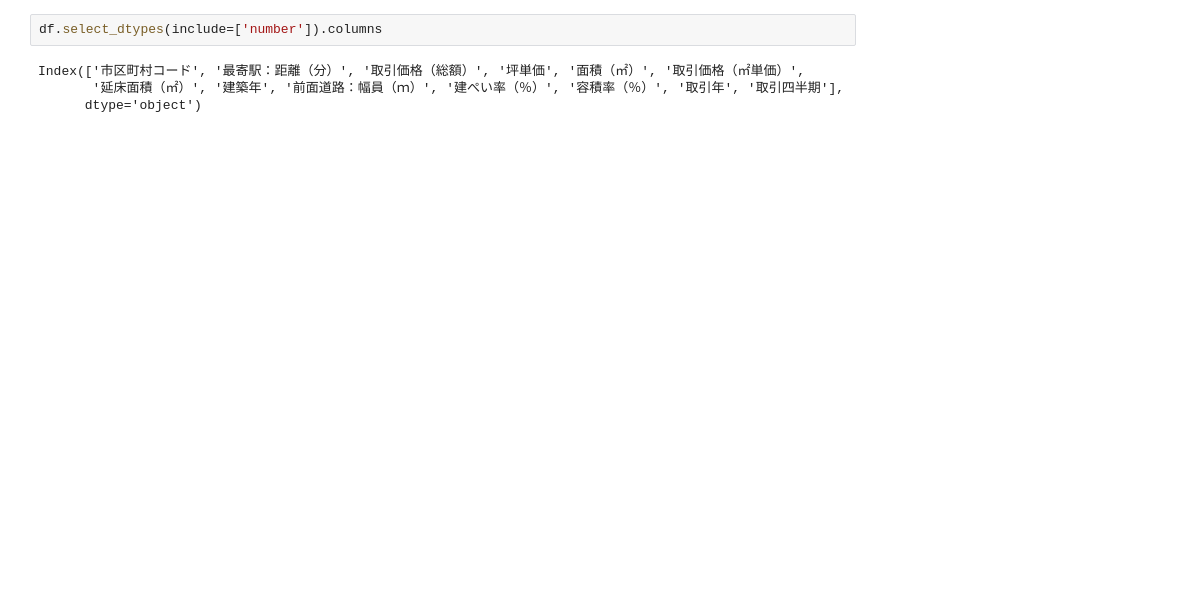
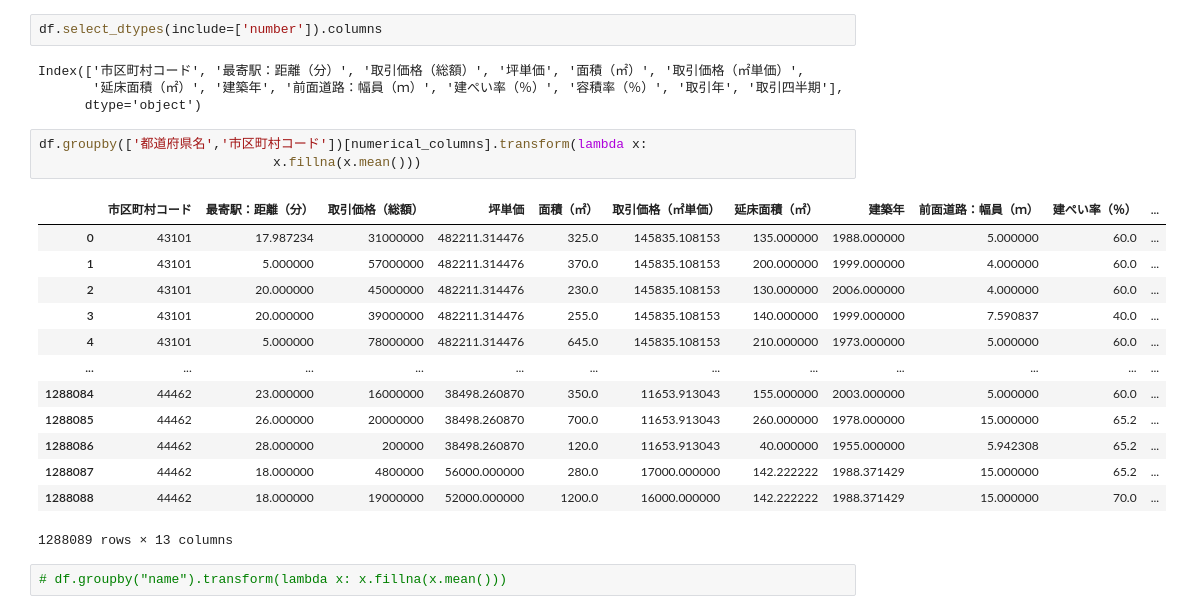
Before and after one commit to shun0109/colab, a Jupyter notebook: processing.ipynb, the cells around one changed output. Cells and saved outputs as stored; diff of their text form; blank space fills up the shorter version.

```diff
--- a/processing.ipynb
+++ b/processing.ipynb
@@ -299,3 +329,22 @@ df.select_dtypes(include=['number']).columns
 Index(['市区町村コード', '最寄駅：距離（分）', '取引価格（総額）', '坪単価', '面積（㎡）', '取引価格（㎡単価）',
        '延床面積（㎡）', '建築年', '前面道路：幅員（ｍ）', '建ぺい率（％）', '容積率（％）', '取引年', '取引四半期'],
       dtype='object')
+# %%
+df.groupby(['都道府県名','市区町村コード'])[numerical_columns].transform(lambda x:
+                              x.fillna(x.mean()))
+# %% [output]
+|  | 市区町村コード | 最寄駅：距離（分） | 取引価格（総額） | 坪単価 | 面積（㎡） | 取引価格（㎡単価） | 延床面積（㎡） | 建築年 | 前面道路：幅員（ｍ） | 建ぺい率（％） | ... |
+| 0 | 43101 | 17.987234 | 31000000 | 482211.314476 | 325.0 | 145835.108153 | 135.000000 | 1988.000000 | 5.000000 | 60.0 | ... |
+| 1 | 43101 | 5.000000 | 57000000 | 482211.314476 | 370.0 | 145835.108153 | 200.000000 | 1999.000000 | 4.000000 | 60.0 | ... |
+| 2 | 43101 | 20.000000 | 45000000 | 482211.314476 | 230.0 | 145835.108153 | 130.000000 | 2006.000000 | 4.000000 | 60.0 | ... |
+| 3 | 43101 | 20.000000 | 39000000 | 482211.314476 | 255.0 | 145835.108153 | 140.000000 | 1999.000000 | 7.590837 | 40.0 | ... |
+| 4 | 43101 | 5.000000 | 78000000 | 482211.314476 | 645.0 | 145835.108153 | 210.000000 | 1973.000000 | 5.000000 | 60.0 | ... |
+| ... | ... | ... | ... | ... | ... | ... | ... | ... | ... | ... | ... |
+| 1288084 | 44462 | 23.000000 | 16000000 | 38498.260870 | 350.0 | 11653.913043 | 155.000000 | 2003.000000 | 5.000000 | 60.0 | ... |
+| 1288085 | 44462 | 26.000000 | 20000000 | 38498.260870 | 700.0 | 11653.913043 | 260.000000 | 1978.000000 | 15.000000 | 65.2 | ... |
+| 1288086 | 44462 | 28.000000 | 200000 | 38498.260870 | 120.0 | 11653.913043 | 40.000000 | 1955.000000 | 5.942308 | 65.2 | ... |
+| 1288087 | 44462 | 18.000000 | 4800000 | 56000.000000 | 280.0 | 17000.000000 | 142.222222 | 1988.371429 | 15.000000 | 65.2 | ... |
+| 1288088 | 44462 | 18.000000 | 19000000 | 52000.000000 | 1200.0 | 16000.000000 | 142.222222 | 1988.371429 | 15.000000 | 70.0 | ... |
+1288089 rows × 13 columns
+# %%
+# df.groupby("name").transform(lambda x: x.fillna(x.mean()))
```
Also changed, not shown: parts of 5 cells of this notebook.
